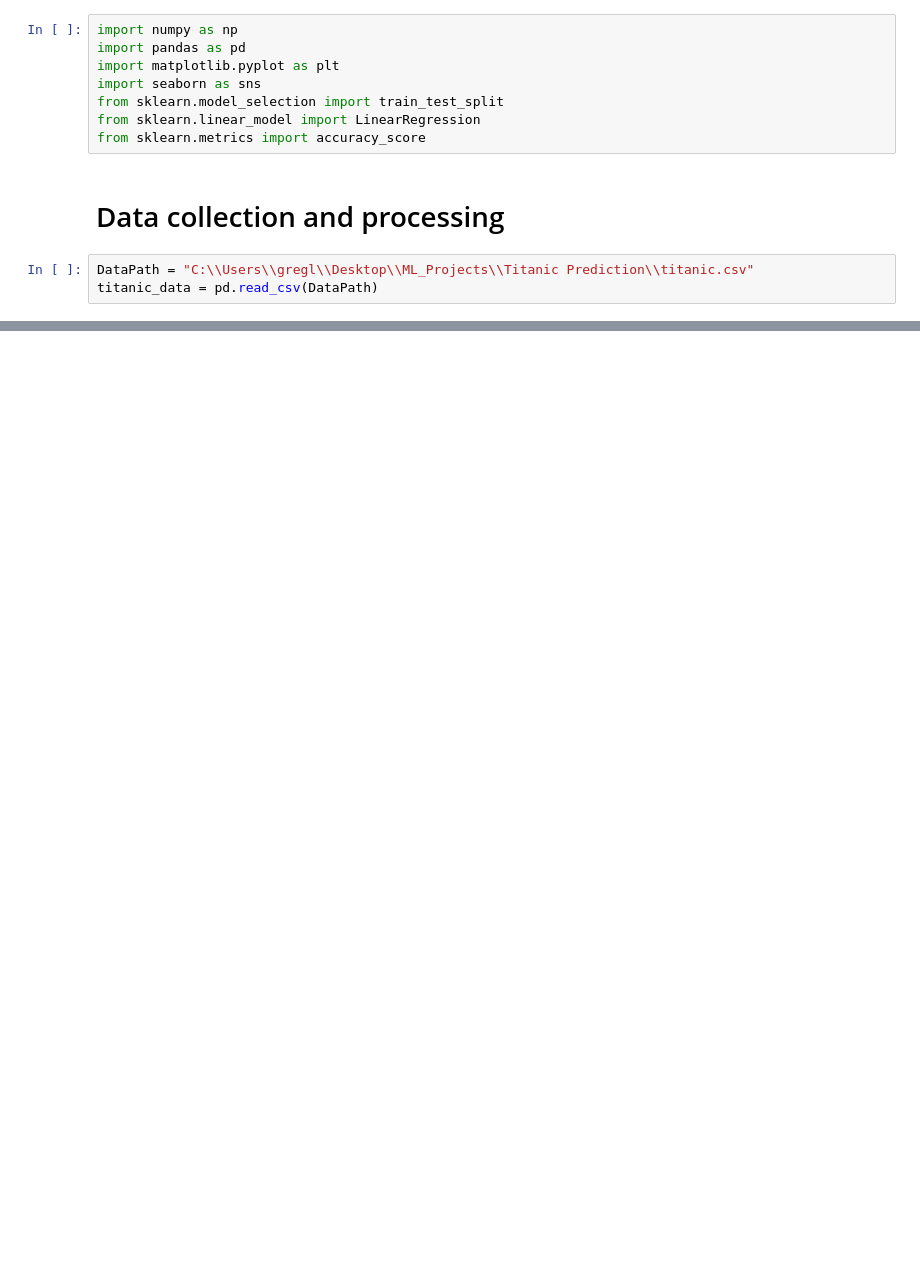
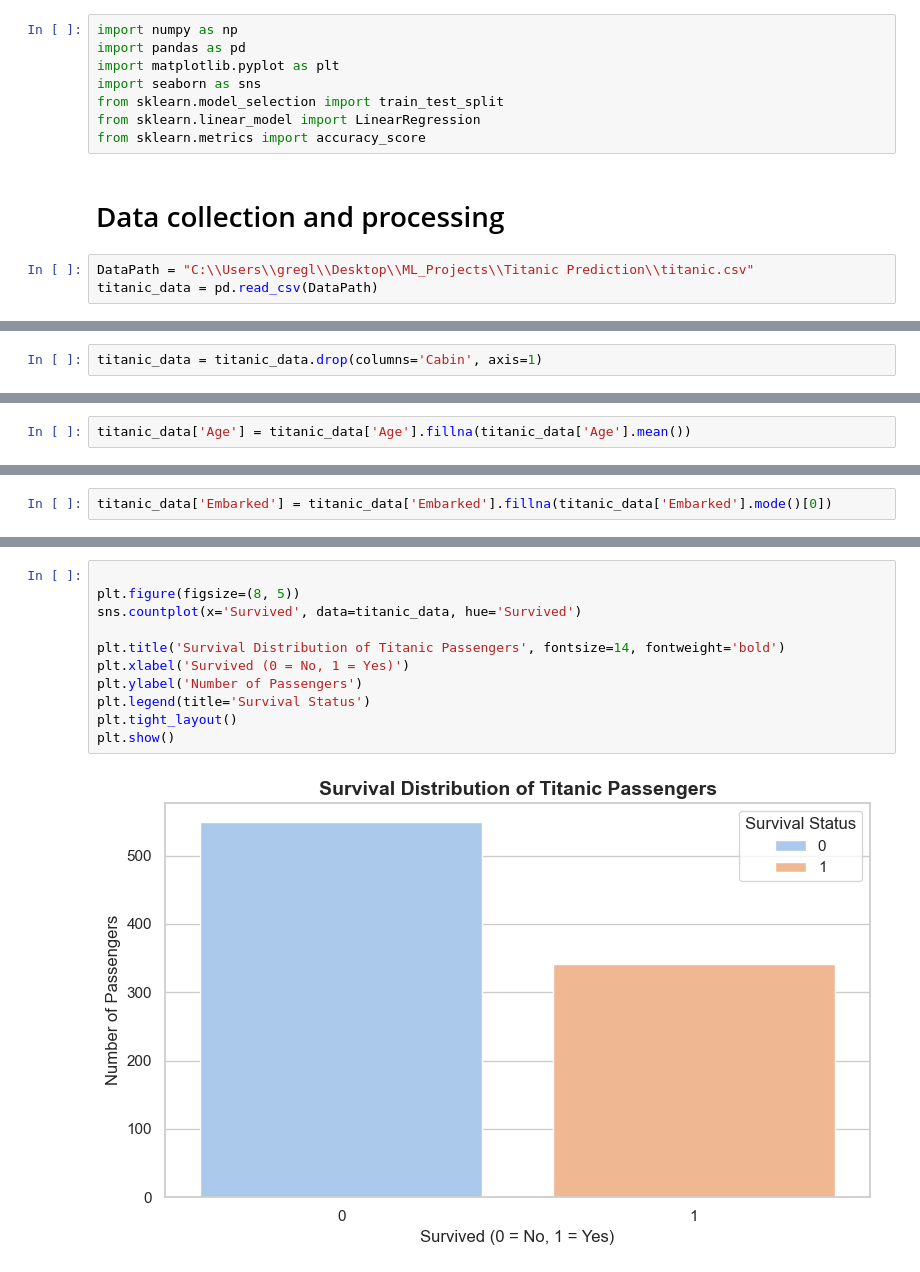
Before and after one commit to gregloos/Titanic-Survival-Prediction, a Jupyter notebook: main.ipynb, the cells around one changed output, grey strips where cells are left out. Saved outputs shown, nothing was run; the diff lists cells and outputs as text; blank space fills up the shorter version.

Commit message:
Did EDA, explored the data and found patterns

```diff
--- a/main.ipynb
+++ b/main.ipynb
@@ -13,0 +69,2 @@ titanic_data = pd.read_csv(DataPath)
+# %%
+titanic_data = titanic_data.drop(columns='Cabin', axis=1)
@@ -13,0 +73,2 @@ titanic_data = pd.read_csv(DataPath)
+# %%
+titanic_data['Age'] = titanic_data['Age'].fillna(titanic_data['Age'].mean())
@@ -13,0 +80,2 @@ titanic_data = pd.read_csv(DataPath)
+# %%
+titanic_data['Embarked'] = titanic_data['Embarked'].fillna(titanic_data['Embarked'].mode()[0])
@@ -13,0 +128,13 @@ titanic_data = pd.read_csv(DataPath)
+# %%
+
+plt.figure(figsize=(8, 5))
+sns.countplot(x='Survived', data=titanic_data, hue='Survived')
+
+plt.title('Survival Distribution of Titanic Passengers', fontsize=14, fontweight='bold')
+plt.xlabel('Survived (0 = No, 1 = Yes)')
+plt.ylabel('Number of Passengers')
+plt.legend(title='Survival Status')
+plt.tight_layout()
+plt.show()
+# %% [output]
+[figure, added]
```
Also changed, not shown: parts of 20 cells of this notebook.
